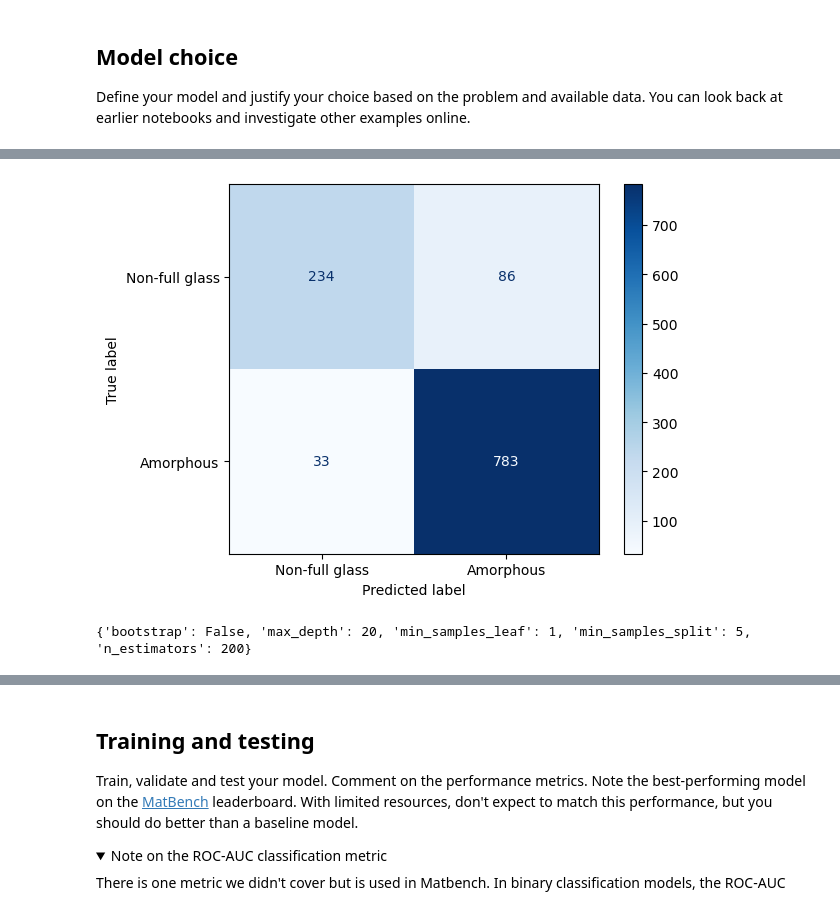
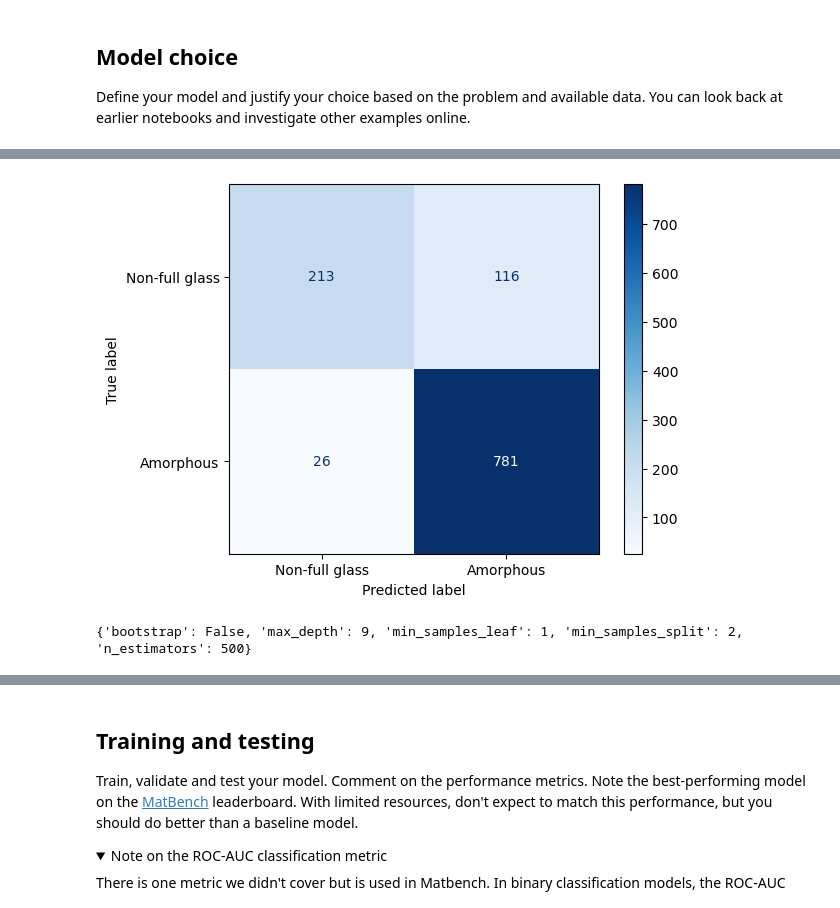
Before and after one commit to abhi0raj/Amorphous-classifier, a Jupyter notebook: main.ipynb, the cells around one changed output, grey strips where cells are left out. Drawn from its saved outputs; the diff is of its cells as text; code cells hidden in the pictures; folded sections open.

```diff
--- a/main.ipynb
+++ b/main.ipynb
@@ -497,15 +520,15 @@ from sklearn.ensemble import RandomForestClassifier
 classifier = RandomForestClassifier()
 
 param_grid = {
-    'n_estimators': [50, 100, 200],
-    'max_depth': [10, 20, None],
-    'min_samples_split': [2, 5],
-    'min_samples_leaf': [1, 2],
+    'n_estimators': [100, 400, 500, 600],
+    'max_depth': [1, 5, 9],
+    'min_samples_split': [2, 3, 4],
+    'min_samples_leaf': [1, 2, 5],
     'bootstrap': [True, False]
 }
 
-# Split your data
-X_train, X_test, y_train, y_test = train_test_split(X, y, test_size=0.2, random_state=42)
+#split with balanced classes
+X_train, X_test, y_train, y_test = train_test_split(X, y, test_size=0.2, random_state=42, stratify=y)
 
 # Initialize, fit, and evaluate the model optimizer
 model_optimizer = ModelOptimizer(classifier, param_grid)
@@ -513,5 +536,6 @@ model_optimizer.fit(X_train, y_train)
 model_optimizer.evaluate(X_test, y_test)
 print(model_optimizer.get_best_params())
 
-warnings.filterwarnings('ignore')
+import warnings
+warnings.filterwarnings("ignore")
 # %% [output]
@@ -535,2 +559,2 @@ weighted avg       0.89      0.90      0.89      1136
-[figure, old version]
+[figure, new version]
-{'bootstrap': False, 'max_depth': 20, 'min_samples_leaf': 1, 'min_samples_split': 5, 'n_estimators': 200}
+{'bootstrap': False, 'max_depth': 9, 'min_samples_leaf': 1, 'min_samples_split': 2, 'n_estimators': 500}
```
Also changed, not shown: parts of 10 cells of this notebook, 1 other file.
